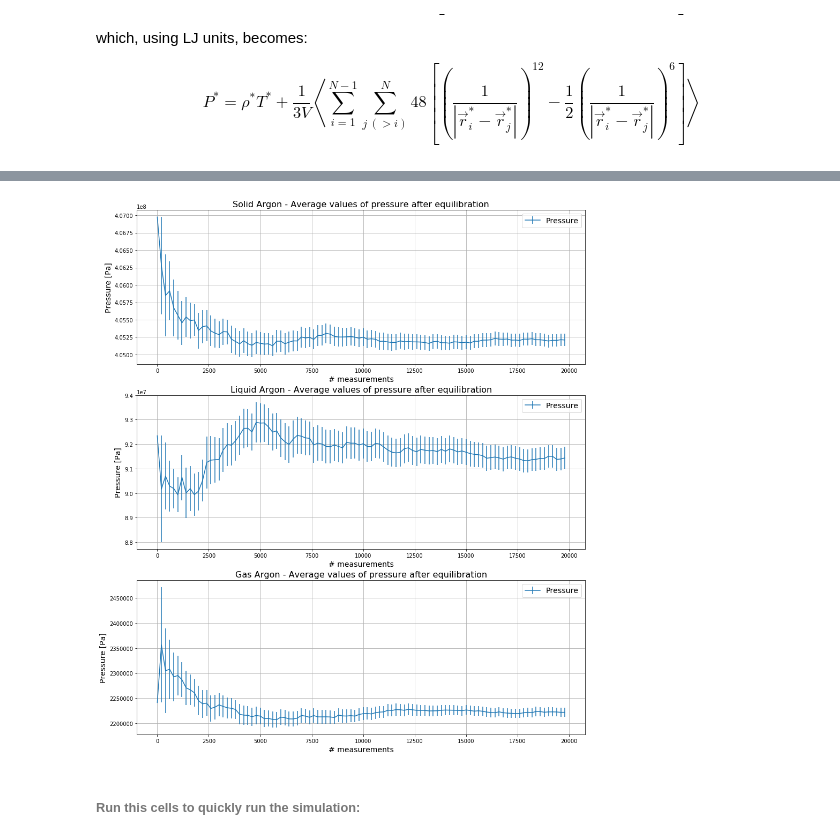
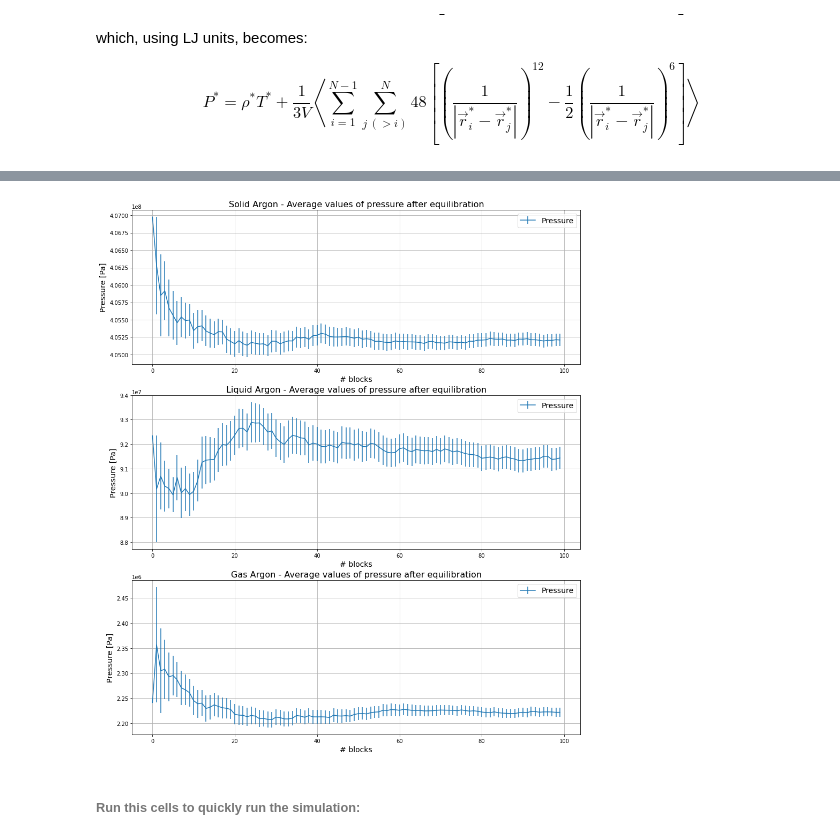
Before and after one commit to efosc/lsn_exercises, a Jupyter notebook: exercise04/exercise04.ipynb, the cells around one changed output, grey strips where cells are left out. Cells and saved outputs as stored; diff of their text form; code cells hidden in the pictures.

```diff
--- a/exercise04/exercise04.ipynb
+++ b/exercise04/exercise04.ipynb
@@ -153,7 +153,7 @@ The code was further modified using the data blocking method to evaluate the ave
 ## 100 blocks, 2000 steps in each  block -> 200 measures per block
 N=100
 x = np.arange(N)
-x *= 200
+#x *= 200
 
 ##Reading
 temp_ave = np.loadtxt( './Solid/temp_blocks_forseok2_afterequi.dat',max_rows=N, usecols=2)
@@ -176,7 +176,7 @@ for i in range(4):
     plt.errorbar(x, ave[i], err_ave[i], label=names[i] , color=colors[i])
     if (i==0):
         plt.hlines(0.8, xmin=min(x), xmax=max(x),label="Target temperature",color="darkmagenta")
-    plt.xlabel('# measurements',size=14)
+    plt.xlabel('# blocks',size=14)
     plt.ylabel( names[i] + ' in LJ units',size=14)
     plt.title("Average values of " + names[i] + " after equilibration", size=14)
     if(i==2 or i==3):
@@ -214,7 +214,7 @@ m=39.948*amu
 # %%
 N=100
 x = np.arange(N)
-x *= 200 ## 2000 step, quindi 200 misure in ogni blocco
+#x *= 200 ## 2000 step, quindi 200 misure in ogni blocco
 
 names = ["Solid", "Liquid" , "Gas"]
 obs = ["temperature", "K/N", "U/N", "$E_{tot}$/N"]
@@ -265,7 +265,7 @@ for p in range(3):
             plt.ylabel( obs[i] + " [K]", size=12)
         else:
             plt.ylabel(obs[i] + " [J]", size=12)
-        plt.xlabel('# measurements',size=12)
+        plt.xlabel('# blocks',size=12)
         plt.title(names[p] + " Argon - Average values of " + obs[i], size=14)
         plt.legend(loc="lower right" , fontsize=12)
         plt.grid(True)
@@ -337,36 +337,36 @@ for phase in names:
 ## IN SI UNITS
 N=100
 x = np.arange(N)
-x *= 200
+#x *= 200
 ##reading
 press_gas = np.loadtxt( './Gas/press_blocks_forseok3_afterequi.dat',max_rows=N, usecols=2)
 err_gas = np.loadtxt( './Gas/press_blocks_forseok3_afterequi.dat',max_rows=N, usecols=3)
 press_liquid = np.loadtxt( './Liquid/press_blocks_forseok2_afterequi.dat',max_rows=N, usecols=2)
 err_liquid = np.loadtxt( './Liquid/press_blocks_forseok2_afterequi.dat',max_rows=N, usecols=3)
 press_solid = np.loadtxt( './Solid/press_blocks_forseok2_afterequi.dat',max_rows=N, usecols=2)
 err_solid = np.loadtxt( './Solid/press_blocks_forseok2_afterequi.dat',max_rows=N, usecols=3)
 press = [press_solid , press_liquid, press_gas]
 err = [err_solid, err_liquid, err_gas]
 
 ##rescaling
 fs = epsilon/(sigma**3)
 for i in range(3):
     press[i] *= fs
     err[i] *= fs
 
 ##plot
 names = ["Solid" , "Liquid", "Gas"]
 plt.figure(figsize=(15,18))
 for i in range(3):
     plt.subplot(3,1,i+1)
     plt.errorbar(x,press[i], err[i], label="Pressure")
-    plt.xlabel('# measurements',size=14)
+    plt.xlabel('# blocks',size=14)
     plt.ylabel('Pressure [Pa]',size=14)
     plt.title(names[i] + " Argon - Average values of pressure after equilibration", size=16)
     plt.legend(loc="upper right" , fontsize=14)
     plt.grid(True)
 # %% [output]
-[figure, old version]
+[figure, new version]
 # %% [markdown]
 ###### Run this cells to quickly run the simulation:
 # %%
```
Also changed, not shown: parts of 4 cells of this notebook, 10 other files.
